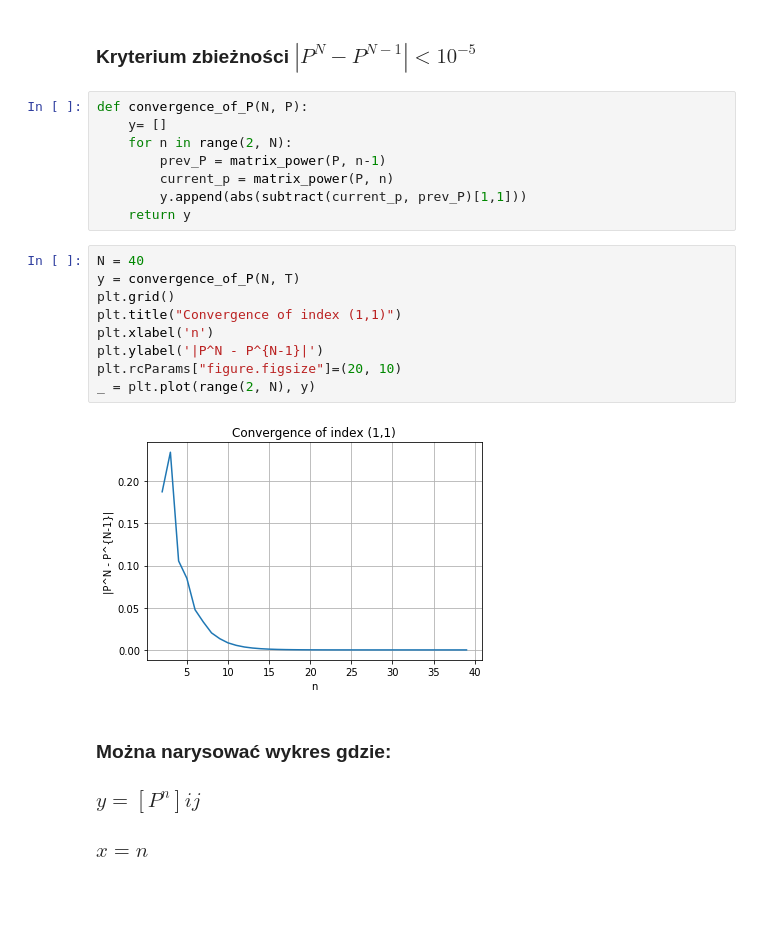
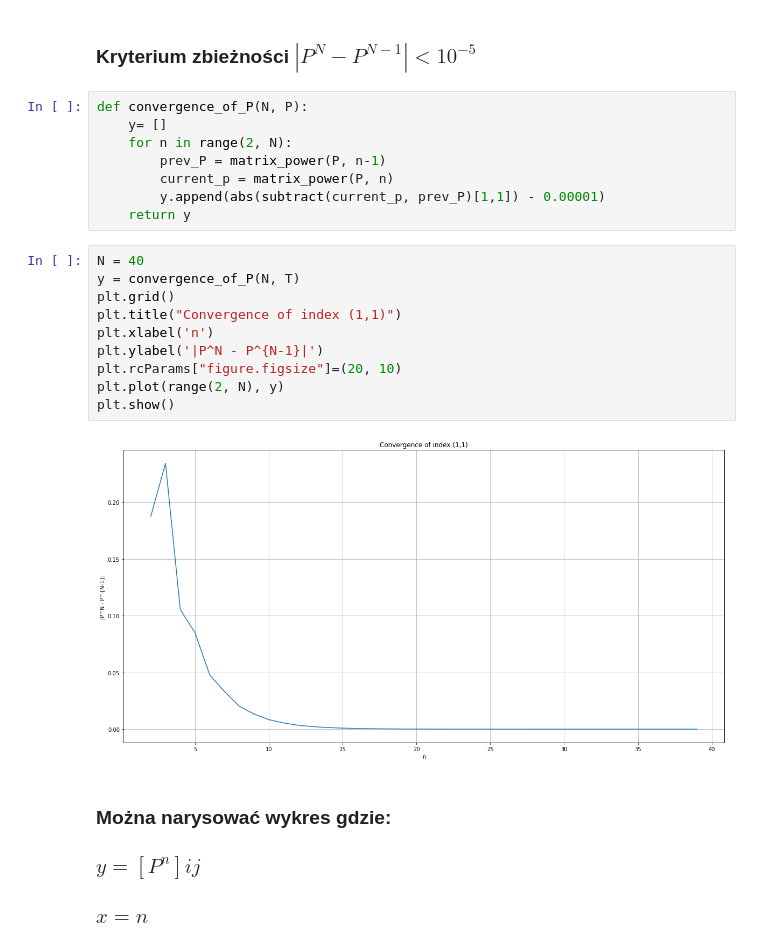
Before and after one commit to pajelonek/Statistical_Methods, a Jupyter notebook: Statystyka_2.ipynb, the cells around one changed output. Saved outputs shown, nothing was run; the diff lists cells and outputs as text; blank space fills up the shorter version.

Commit message:
Adding correct plots.

```diff
--- a/Statystyka_2.ipynb
+++ b/Statystyka_2.ipynb
@@ -53,19 +53,20 @@ def convergence_of_P(N, P):
     for n in range(2, N):
         prev_P = matrix_power(P, n-1)
         current_p = matrix_power(P, n)
-        y.append(abs(subtract(current_p, prev_P)[1,1]))
+        y.append(abs(subtract(current_p, prev_P)[1,1]) - 0.00001)
     return y
 # %%
 N = 40
 y = convergence_of_P(N, T)
 plt.grid()
 plt.title("Convergence of index (1,1)")
 plt.xlabel('n')
 plt.ylabel('|P^N - P^{N-1}|')
 plt.rcParams["figure.figsize"]=(20, 10)
-_ = plt.plot(range(2, N), y)
+plt.plot(range(2, N), y)
+plt.show()
 # %% [output]
-[figure, old version]
+[figure, new version]
 # %% [markdown]
 ### Można narysować wykres gdzie:
 ### $y = [P^n]ij$
```
Also changed, not shown: parts of 9 cells of this notebook.
